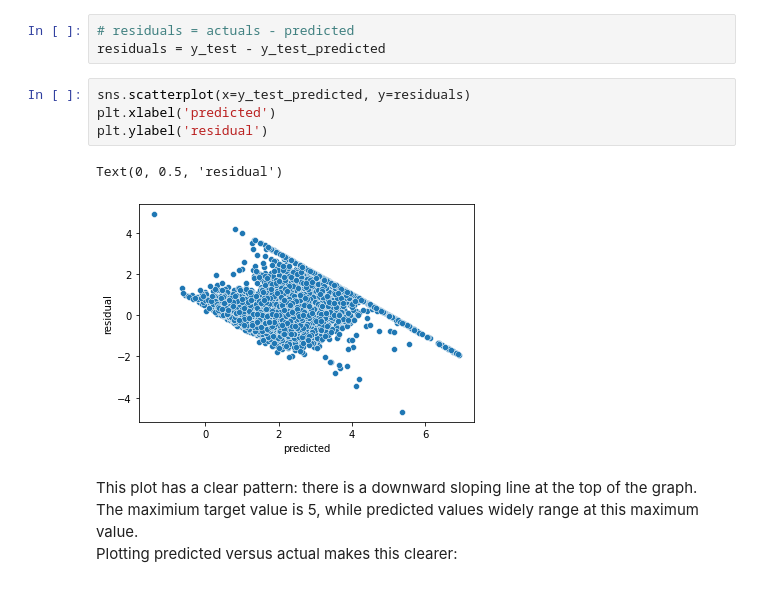
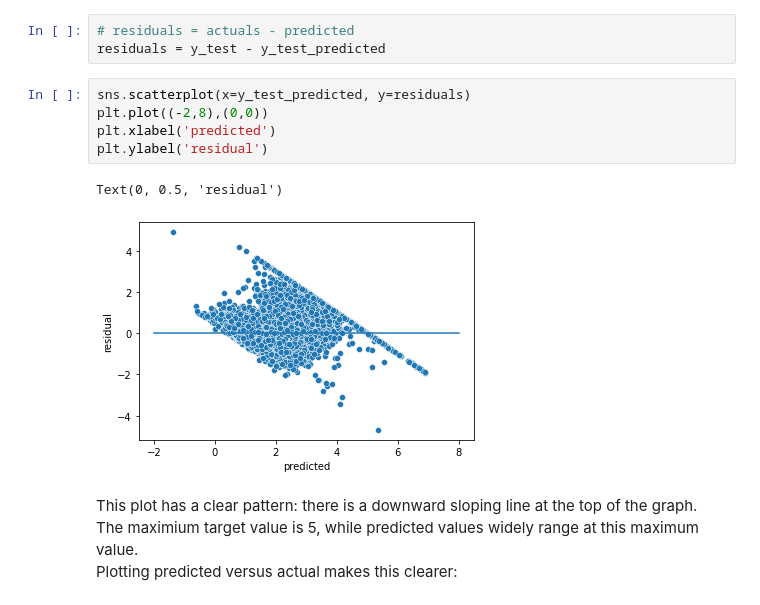
Before and after one commit to PredictioNN/intro_data_science_course, a Jupyter notebook: semester1/week_13_14_model/sklearn_and_linear_regression.ipynb, the cells around one changed output. Saved outputs shown, nothing was run; the diff lists cells and outputs as text.

```diff
--- a/semester1/week_13_14_model/sklearn_and_linear_regression.ipynb
+++ b/semester1/week_13_14_model/sklearn_and_linear_regression.ipynb
@@ -403,11 +409,12 @@ import matplotlib.pyplot as plt
 residuals = y_test - y_test_predicted
 # %%
 sns.scatterplot(x=y_test_predicted, y=residuals)
+plt.plot((-2,8),(0,0))
 plt.xlabel('predicted')
 plt.ylabel('residual')
 # %% [output]
 Text(0, 0.5, 'residual')
-[figure, old version]
+[figure, new version]
 # %% [markdown]
 This plot has a clear pattern: there is a downward sloping line at the top of the graph.
 The maximium target value is 5, while predicted values widely range at this maximum value.
```
Also changed, not shown: parts of 2 cells of this notebook.
